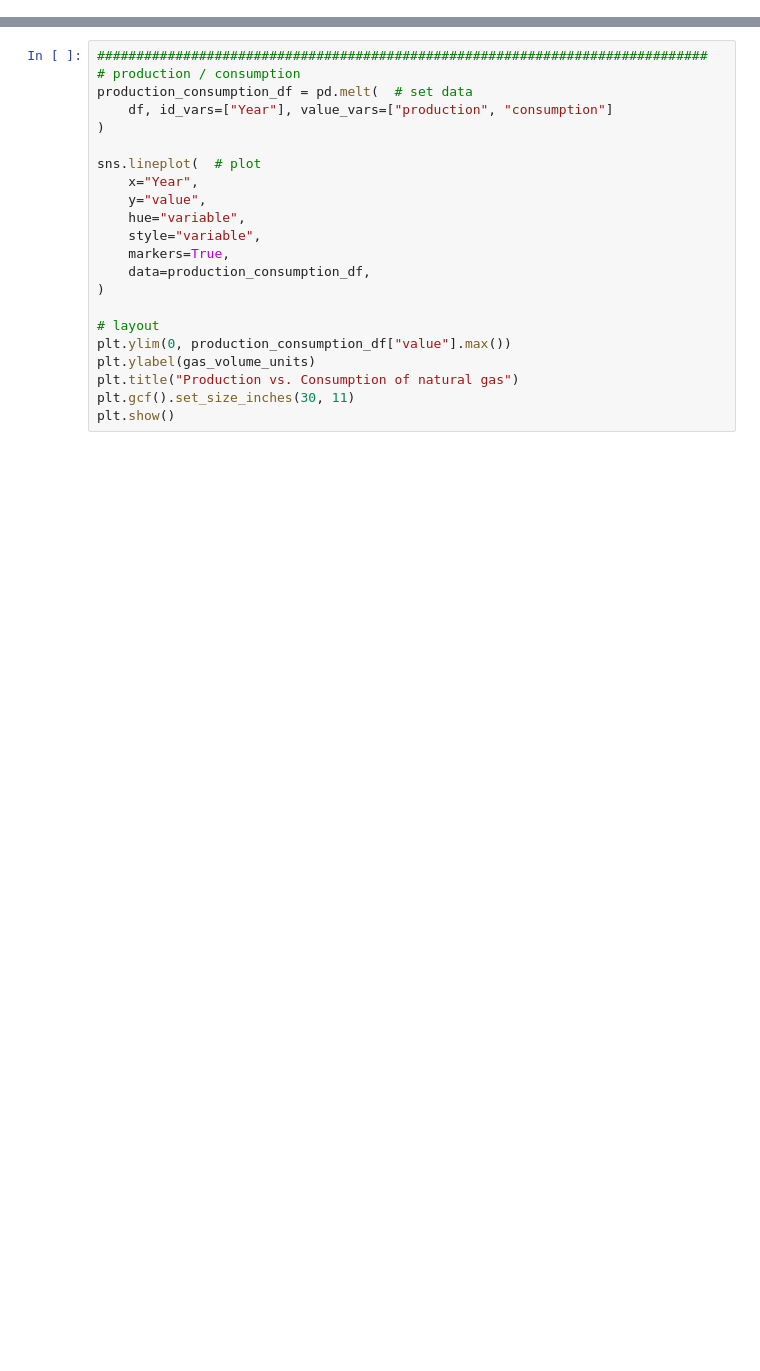
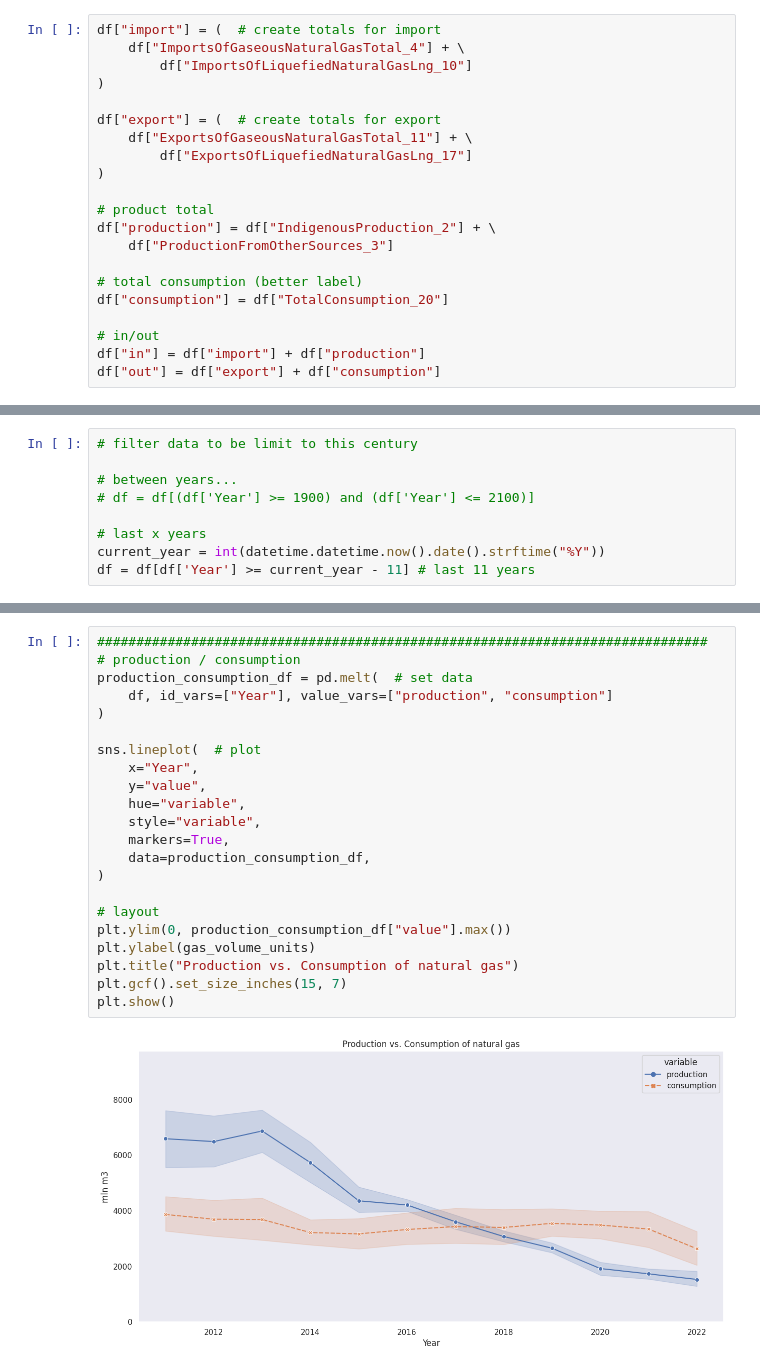
Before and after one commit to michaelvanvliet/natural-gas-supply-and-consumption, a Jupyter notebook: analyse.ipynb, the cells around one changed output, grey strips where cells are left out. Cells and saved outputs as stored; diff of their text form; blank space fills up the shorter version.

Commit message:
Data source changed format. Added some markdown to explain the steps.

```diff
--- a/analyse.ipynb
+++ b/analyse.ipynb
@@ -118,0 +100,21 @@ IPython.OutputArea.prototype._should_scroll = function(lines) {
+# %%
+df["import"] = (  # create totals for import
+    df["ImportsOfGaseousNaturalGasTotal_4"] + \
+        df["ImportsOfLiquefiedNaturalGasLng_10"]
+)
+
+df["export"] = (  # create totals for export
+    df["ExportsOfGaseousNaturalGasTotal_11"] + \
+        df["ExportsOfLiquefiedNaturalGasLng_17"]
+)
+
+# product total
+df["production"] = df["IndigenousProduction_2"] + \
+    df["ProductionFromOtherSources_3"]
+
+# total consumption (better label)
+df["consumption"] = df["TotalConsumption_20"]
+
+# in/out
+df["in"] = df["import"] + df["production"]
+df["out"] = df["export"] + df["consumption"]
@@ -119,3 +123,12 @@ IPython.OutputArea.prototype._should_scroll = function(lines) {
+# %%
+# filter data to be limit to this century
+
+# between years...
+# df = df[(df['Year'] >= 1900) and (df['Year'] <= 2100)]
+
+# last x years
+current_year = int(datetime.datetime.now().date().strftime("%Y"))
+df = df[df['Year'] >= current_year - 11] # last 11 years
 # %%
 ##############################################################################
 # PLOTS
@@ -161,25 +176,27 @@ plt.show()
 # %%
 ##############################################################################
 # production / consumption
 production_consumption_df = pd.melt(  # set data
     df, id_vars=["Year"], value_vars=["production", "consumption"]
 )
 
 sns.lineplot(  # plot
     x="Year",
     y="value",
     hue="variable",
     style="variable",
     markers=True,
     data=production_consumption_df,
 )
 
 # layout
 plt.ylim(0, production_consumption_df["value"].max())
 plt.ylabel(gas_volume_units)
 plt.title("Production vs. Consumption of natural gas")
-plt.gcf().set_size_inches(30, 11)
+plt.gcf().set_size_inches(15, 7)
 plt.show()
+# %% [output]
+[figure, added]
 # %%
 ##############################################################################
 # import vs export by state
```
Also changed, not shown: parts of 25 cells of this notebook.
